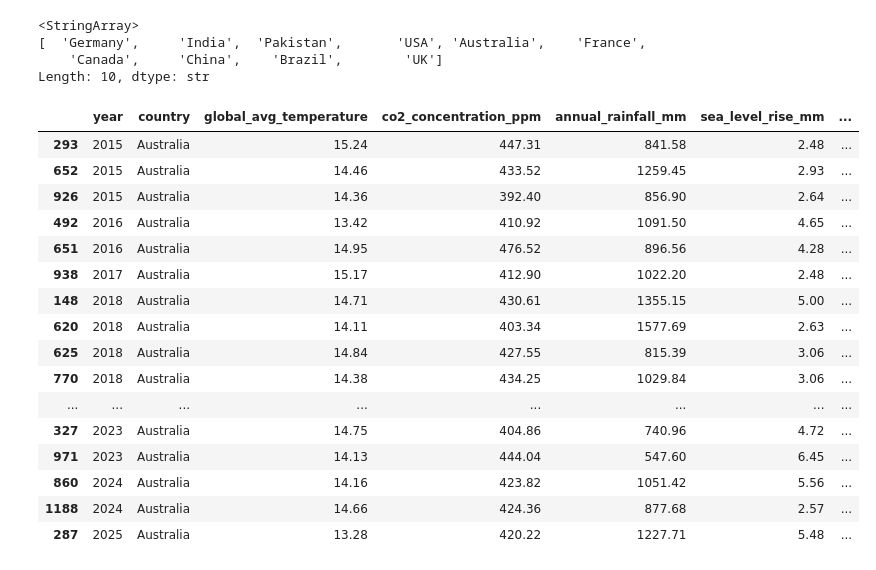
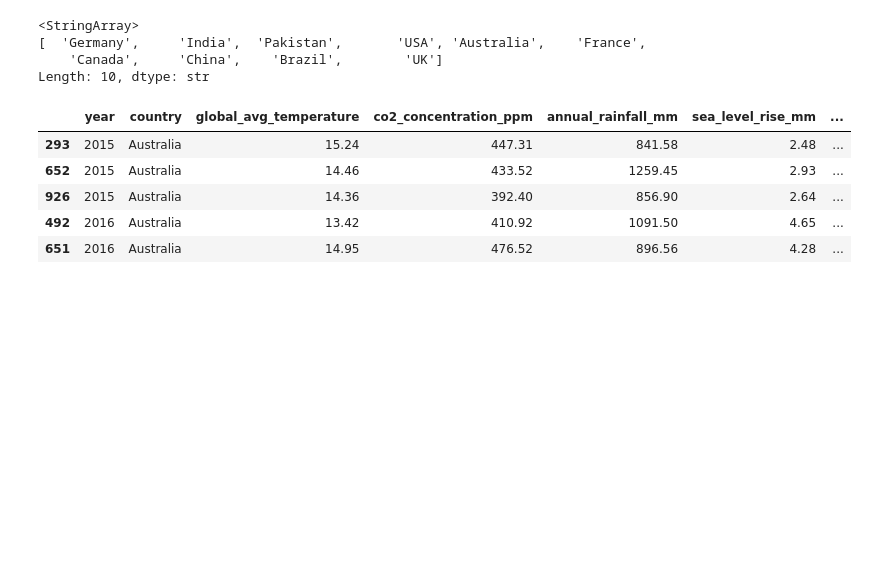
Before and after one commit to Sarah-Jane85/first_project, a Jupyter notebook: notebooks/climate_change.ipynb, the cells around one changed output. Saved outputs shown, nothing was run; the diff lists cells and outputs as text; code cells hidden in the pictures; blank space fills up the shorter version.

```diff
--- a/notebooks/climate_change.ipynb
+++ b/notebooks/climate_change.ipynb
@@ -54,40 +54,29 @@ Length: 10, dtype: str
 # %%
 def clean_cc(df_cc):
     # Drop specified columns from the DataFrame
     df_cc = df_cc.drop(['temperature_anomaly', 'max_temperature', 'min_temperature', 'drought_index'], axis=1)
 
     # Sort the DataFrame by 'country' and 'year'
     df_sorted = df_cc.sort_values(by=['country', 'year'], ascending=[True, True])
 
     # Filter for 'Australia'
     australia_data = df_sorted[df_sorted['country'] == 'Australia']
 
     # Filter out rows between 1980 and 2014, inclusive
     filtered_data = australia_data[~australia_data['year'].between(1980, 2014)]
 
     # Return the filtered DataFrame and intermediate variable
     return filtered_data, australia_data
 
 # Apply the function and unpack the results
 df_cc_cleaned, australia_data = clean_cc(df_cc)
 
 # You can now use australia_data in further analysis
-display(df_cc_cleaned)
+display(df_cc_cleaned.head())
 # %% [output]
 |  | year | country | global_avg_temperature | co2_concentration_ppm | annual_rainfall_mm | sea_level_rise_mm | ... |
 | 293 | 2015 | Australia | 15.24 | 447.31 | 841.58 | 2.48 | ... |
 | 652 | 2015 | Australia | 14.46 | 433.52 | 1259.45 | 2.93 | ... |
 | 926 | 2015 | Australia | 14.36 | 392.40 | 856.90 | 2.64 | ... |
 | 492 | 2016 | Australia | 13.42 | 410.92 | 1091.50 | 4.65 | ... |
 | 651 | 2016 | Australia | 14.95 | 476.52 | 896.56 | 4.28 | ... |
-| 938 | 2017 | Australia | 15.17 | 412.90 | 1022.20 | 2.48 | ... |
-| 148 | 2018 | Australia | 14.71 | 430.61 | 1355.15 | 5.00 | ... |
-| 620 | 2018 | Australia | 14.11 | 403.34 | 1577.69 | 2.63 | ... |
-| 625 | 2018 | Australia | 14.84 | 427.55 | 815.39 | 3.06 | ... |
-| 770 | 2018 | Australia | 14.38 | 434.25 | 1029.84 | 3.06 | ... |
-| ... | ... | ... | ... | ... | ... | ... | ... |
-| 327 | 2023 | Australia | 14.75 | 404.86 | 740.96 | 4.72 | ... |
-| 971 | 2023 | Australia | 14.13 | 444.04 | 547.60 | 6.45 | ... |
-| 860 | 2024 | Australia | 14.16 | 423.82 | 1051.42 | 5.56 | ... |
-| 1188 | 2024 | Australia | 14.66 | 424.36 | 877.68 | 2.57 | ... |
-| 287 | 2025 | Australia | 13.28 | 420.22 | 1227.71 | 5.48 | ... |
```
Also changed, not shown: parts of 15 cells of this notebook, 13 other files.
